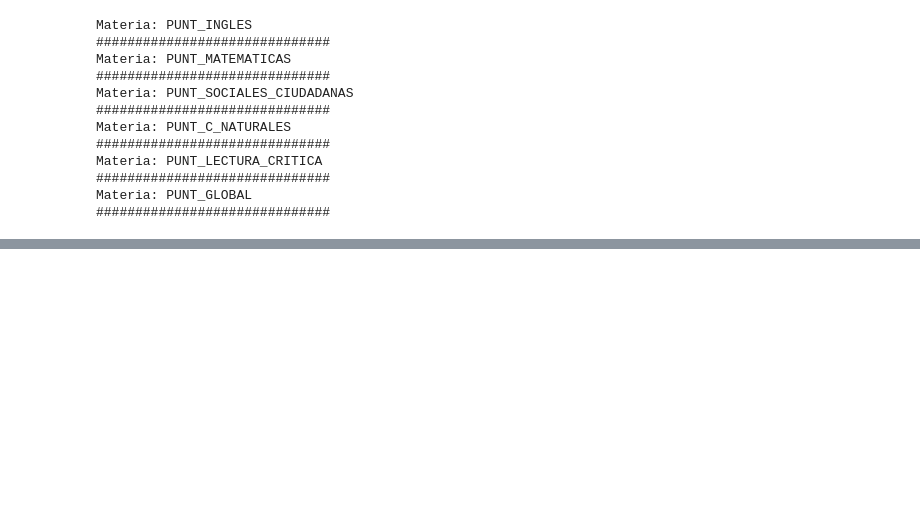
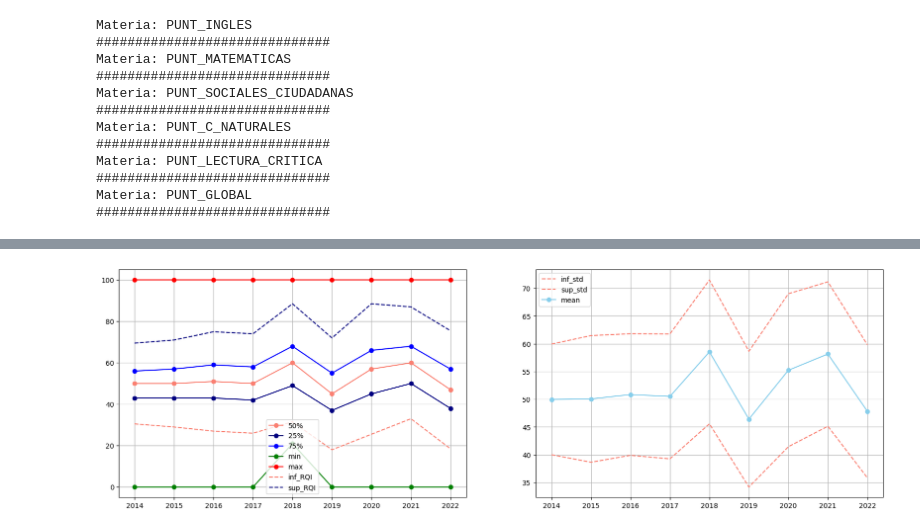
Before and after one commit to sagomeza1/saber11, a Jupyter notebook: eda.ipynb, the cells around one changed output, grey strips where cells are left out. Saved outputs shown, nothing was run; the diff lists cells and outputs as text; code cells hidden in the pictures; blank space fills up the shorter version.

```diff
--- a/eda.ipynb
+++ b/eda.ipynb
@@ -519,0 +343,4 @@ data.head()
+# %%
+plot_materia("PUNT_SOCIALES_CIUDADANAS")
+# %% [output]
+[figure, added]
```
Also changed, not shown: parts of 116 cells of this notebook.
